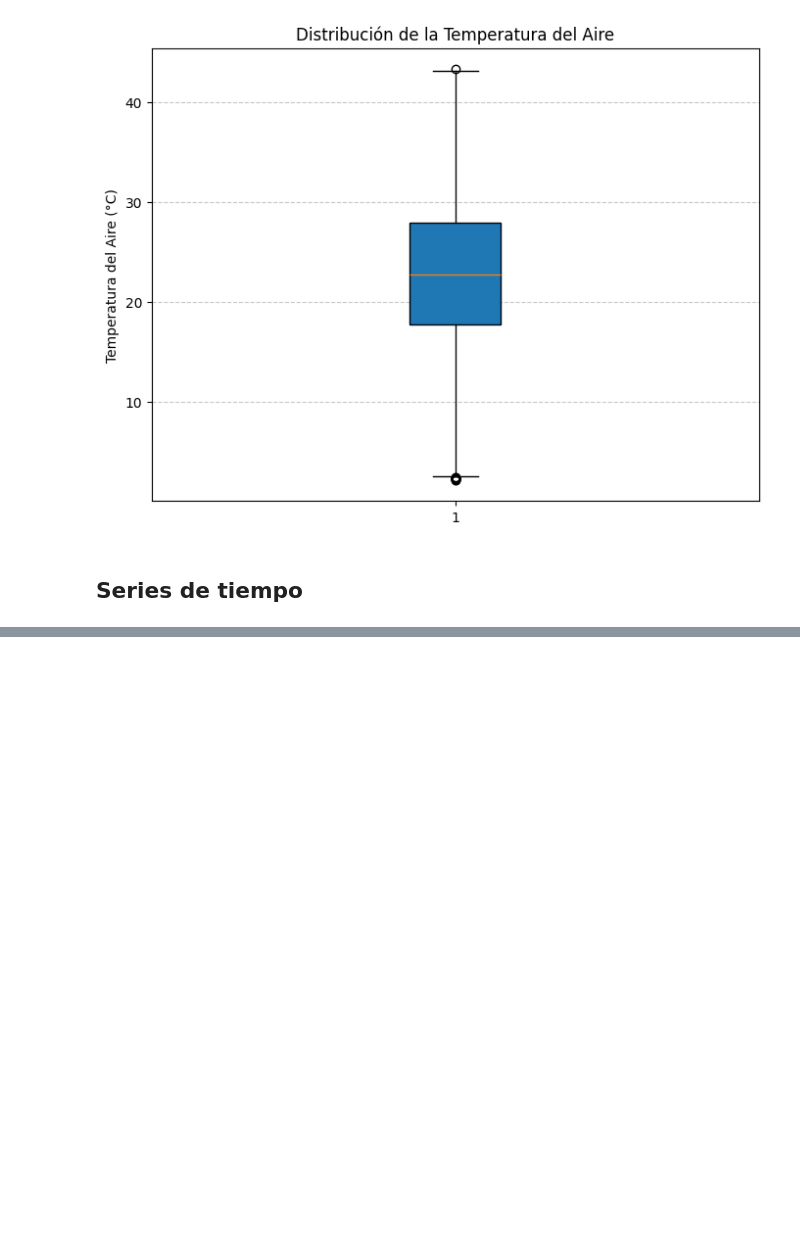
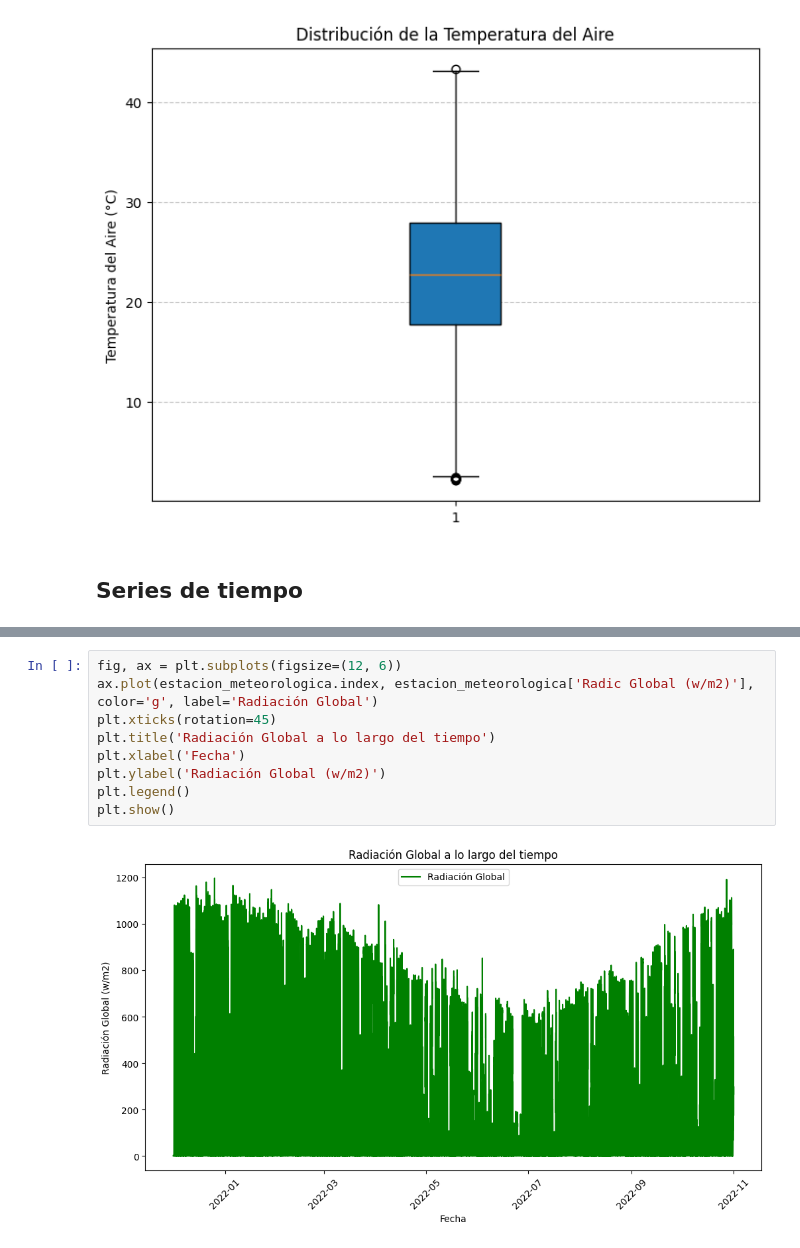
Before and after one commit to aldodds/DS_Python_WeatherStation, a Jupyter notebook: EstacionMeteorologica.ipynb, the cells around one changed output, grey strips where cells are left out. Cells and saved outputs as stored; diff of their text form; blank space fills up the shorter version.

```diff
--- a/EstacionMeteorologica.ipynb
+++ b/EstacionMeteorologica.ipynb
@@ -768,0 +783,11 @@ Se usa `.index`
+# %%
+fig, ax = plt.subplots(figsize=(12, 6))
+ax.plot(estacion_meteorologica.index, estacion_meteorologica['Radic Global (w/m2)'], color='g', label='Radiación Global')
+plt.xticks(rotation=45)
+plt.title('Radiación Global a lo largo del tiempo')
+plt.xlabel('Fecha')
+plt.ylabel('Radiación Global (w/m2)')
+plt.legend()
+plt.show()
+# %% [output]
+[figure, added]
```
Also changed, not shown: parts of 8 cells of this notebook.
